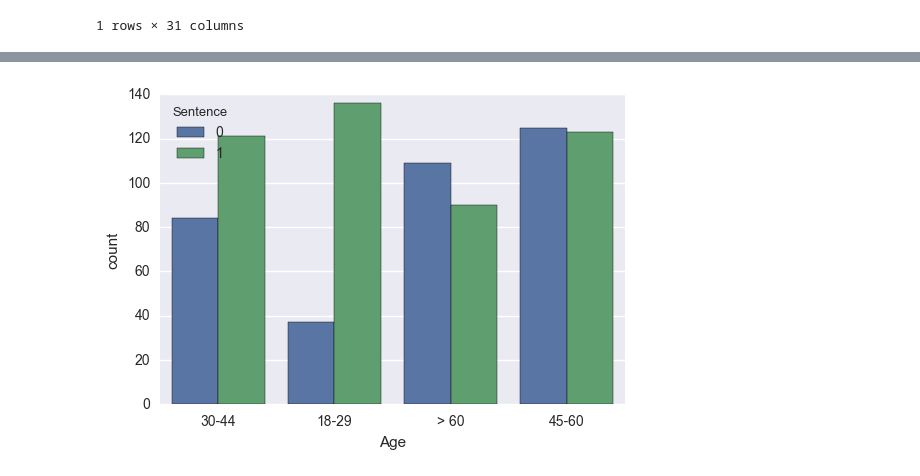
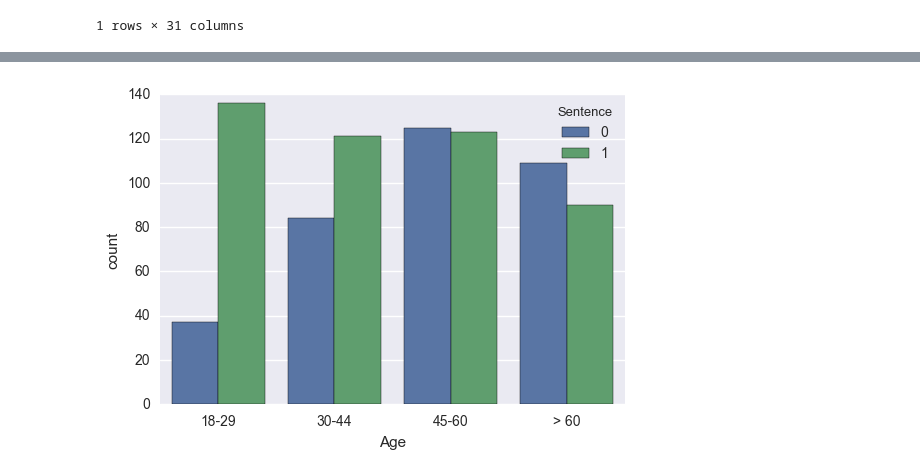
Before and after one commit to Moose2046/MAN6915, a Jupyter notebook: Group Project/Cleaning Dataset.ipynb, the cells around one changed output, grey strips where cells are left out. Saved outputs shown, nothing was run; the diff lists cells and outputs as text; code cells hidden in the pictures.

Commit message:
Adding to the correct spot.
Added basis to create any count graphs for comparison we want

```diff
--- a/Group Project/Cleaning Dataset.ipynb
+++ b/Group Project/Cleaning Dataset.ipynb
@@ -65,5 +58,5 @@ y = df3["Oxford Comma Use"]
 x = df3.drop(["Oxford Comma Use", "RespondentID"], axis=1)
 x_train, x_test, y_train, y_test = train_test_split(x, y, test_size = .2, random_state=42, stratify=y)
 # %%
-comma = df2
-comma['Sentence'] = comma['Sentence'].replace("It's important for a person to be honest, kind, and loyal.", 1).replace("It's important for a person to be honest, kind and loyal.", 0)
+comma = df2.replace("It's important for a person to be honest, kind, and loyal.", 1).replace("It's important for a person to be honest, kind and loyal.", 0)
+comma.head()
@@ -75,4 +70,4 @@ sns.barplot(x="Gender", y="Sentence", hue="OxfordCommaHeard", data=comma, ci = N
 # %%
-sns.countplot(x="Age", data=comma, hue = 'Sentence');
+sns.countplot(x="Age", data=comma, hue = 'Sentence', order = ['18-29', '30-44', '45-60', '> 60']);
 # %% [output]
-[figure, old version]
+[figure, new version]
```
Also changed, not shown: parts of 6 cells of this notebook.
